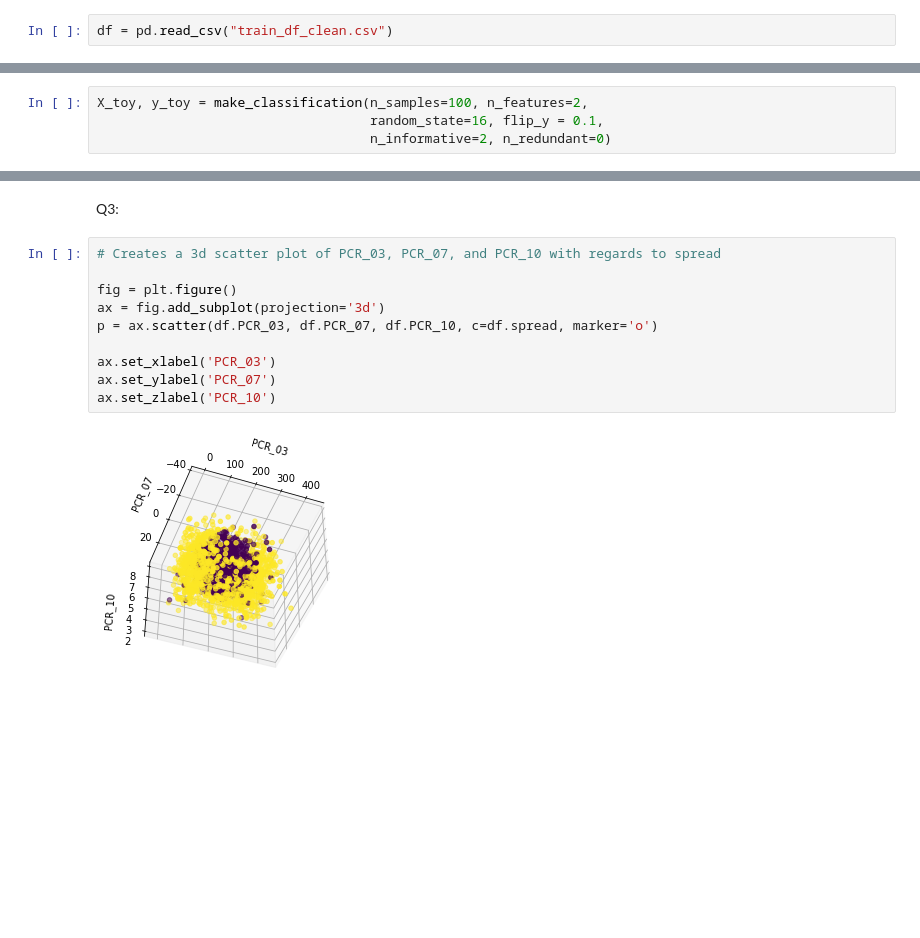
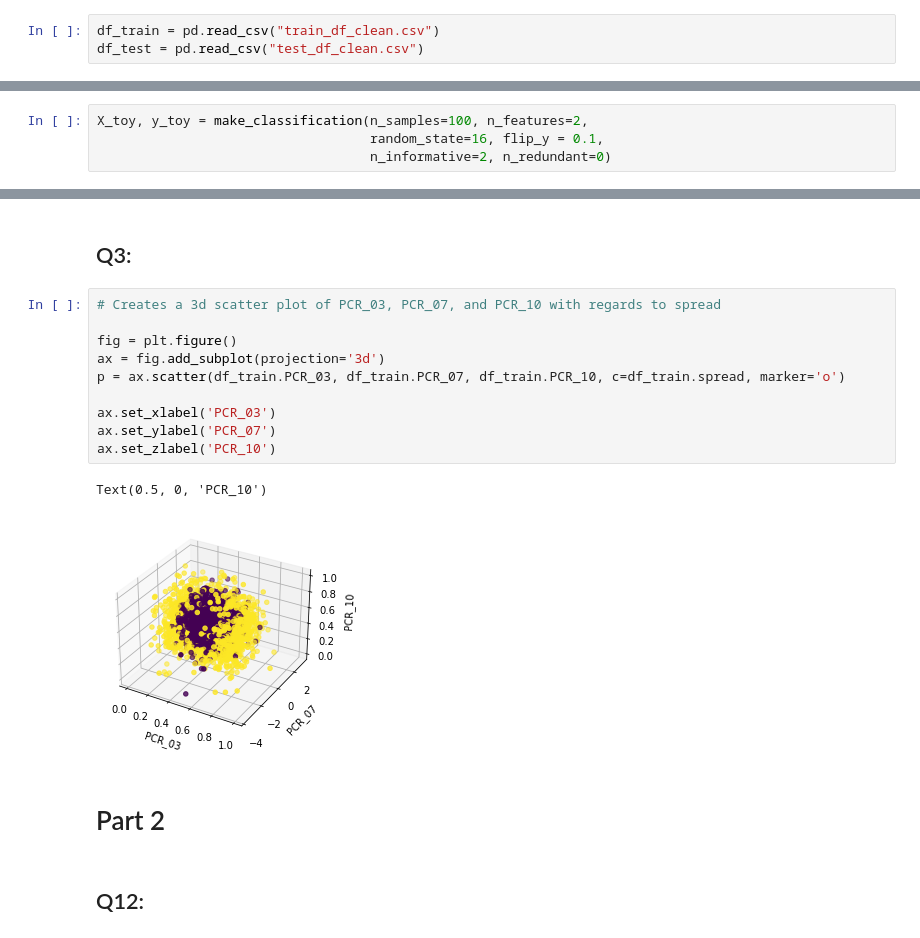
Before and after one commit to Av0cat0/IntroToML-cs236756-HW2, a Jupyter notebook: 313575599-308160647.ipynb, the cells around one changed output, grey strips where cells are left out. Saved outputs shown, nothing was run; the diff lists cells and outputs as text; blank space fills up the shorter version.

Commit message:
did normalization plus did stuff in parts 2 and 3

```diff
--- a/313575599-308160647.ipynb
+++ b/313575599-308160647.ipynb
@@ -7,2 +11,3 @@ from sklearn.datasets import make_classification
 # %%
-df = pd.read_csv("train_df_clean.csv")
+df_train = pd.read_csv("train_df_clean.csv")
+df_test = pd.read_csv("test_df_clean.csv")
@@ -75,17 +82,22 @@ PCR_03              0.003534
 risk                0.000343
 sugar_levels        0.000150
 Name: spread, dtype: float64
-# %% [markdown]
-Q3:
+# %% [markdown]
+## Q3:
 # %%
 # Creates a 3d scatter plot of PCR_03, PCR_07, and PCR_10 with regards to spread
 
 fig = plt.figure()
 ax = fig.add_subplot(projection='3d')
-p = ax.scatter(df.PCR_03, df.PCR_07, df.PCR_10, c=df.spread, marker='o')
+p = ax.scatter(df_train.PCR_03, df_train.PCR_07, df_train.PCR_10, c=df_train.spread, marker='o')
 
 ax.set_xlabel('PCR_03')
 ax.set_ylabel('PCR_07')
 ax.set_zlabel('PCR_10')
 # %% [output]
+Text(0.5, 0, 'PCR_10')
-[figure, old version]
+[figure, new version]
+# %% [markdown]
+# Part 2
+# %% [markdown]
+## Q12:
```
Also changed, not shown: parts of 18 cells of this notebook, 18 other files.
